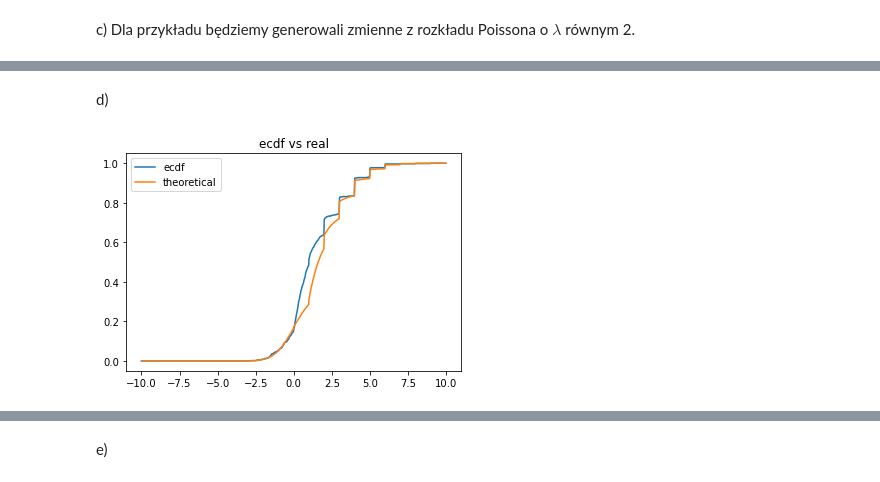
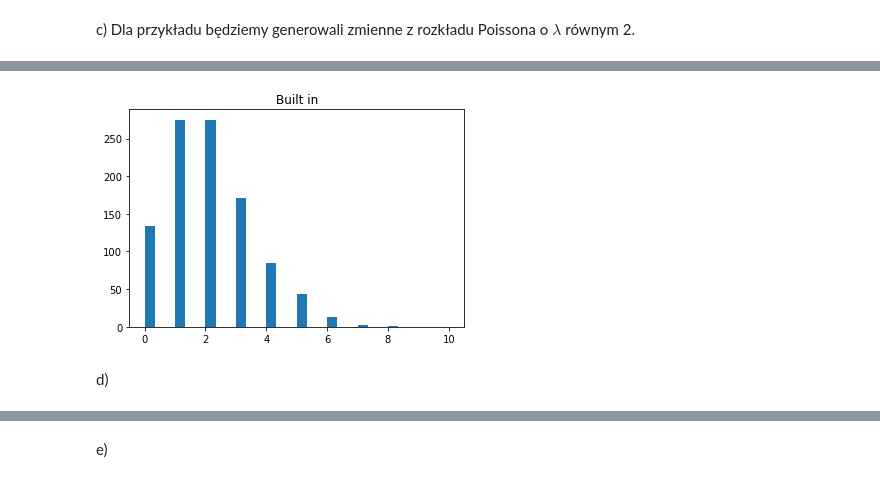
Before and after one commit to gekas145/MF, a Jupyter notebook: lab1.ipynb, the cells around one changed output, grey strips where cells are left out. Cells and saved outputs as stored; diff of their text form; code cells hidden in the pictures.

```diff
--- a/lab1.ipynb
+++ b/lab1.ipynb
@@ -100,3 +122,12 @@ def poisson2():
+# %%
+# na potrzebę sprawdzenia poprawności wykorzystamy też wbudowany algorytm
+# widzimy, że histogramy są bardzo do siebie podobne
+samples = poisson(2, n)
+plt.hist(samples, bins=30, range=[0, 10])
+plt.title('Built in')
+plt.show()
+# %% [output]
+[figure, added]
 # %% [markdown]
 d)
 # %%
@@ -127,8 +144,0 @@ probs, t = ecdf(800)
-# %%
-plt.plot(t, probs, label='ecdf')
-plt.plot(t, theoretical(t), label='theoretical')
-plt.title("ecdf vs real")
-plt.legend()
-plt.show()
-# %% [output]
-[figure, removed]
```
Also changed, not shown: parts of 10 cells of this notebook.
